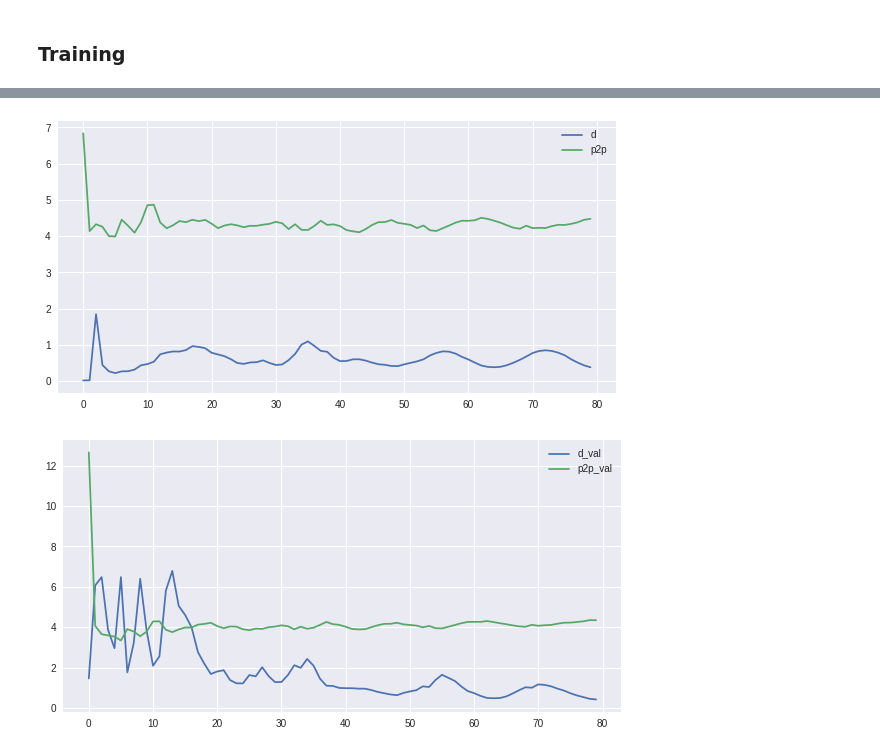
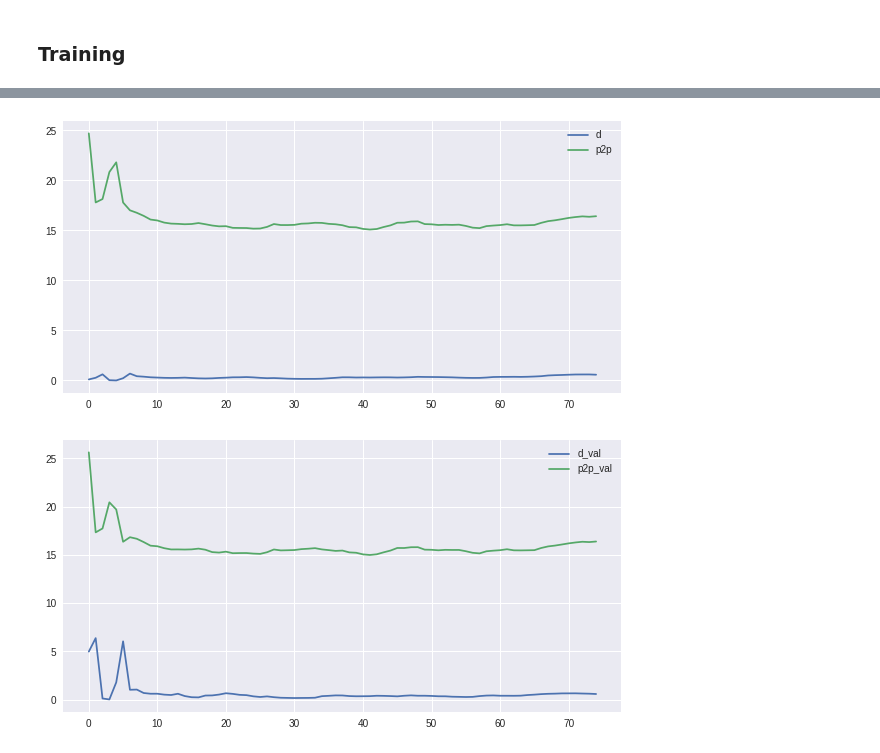
Before and after one commit to astromid/diploma-texture-synthesis, a Jupyter notebook: code/sand_p2p_gan.ipynb, the cells around one changed output, grey strips where cells are left out. Drawn from its saved outputs; the diff is of its cells as text; code cells hidden in the pictures.

Commit message:
Trained nf64_eta20, eta50

```diff
--- a/code/sand_p2p_gan.ipynb
+++ b/code/sand_p2p_gan.ipynb
@@ -28,7 +28,7 @@ trend_num = 8
 side1_train, side2_train, panorama_train, side1_val, side2_val, panorama_val, N_train, N_val = load_dataset(
     dataset_path, trend_num=trend_num, mode=3, W=W, H=H)
 # %%
-batch_size = 20
+batch_size = 22
 train_gen, val_gen = three_image_generators(
     side1_train, side2_train, panorama_train, side1_val, side2_val, panorama_val, batch_size=batch_size)
 # %% [markdown]
@@ -36,7 +36,7 @@ train_gen, val_gen = three_image_generators(
 # %%
 models_path = 'trained_models/sand'
 trend_num = 8
-nn_name = 'nf64_eta10_rmsprop'
+nn_name = 'nf64_eta50_2x2_rmsprop'
 # %%
 from keras.optimizers import RMSprop
 # %%
@@ -44,11 +44,11 @@ from keras.optimizers import RMSprop
 nf = 64
 f_gen = g_unet(nf)
 d = discriminator(nf, opt=RMSprop(lr=1e-4, decay=0.01))
-p2p = pix2pix(f_gen, d, eta=10, opt=RMSprop(lr=1e-4, decay=0.01))
+p2p = pix2pix(f_gen, d, eta=50, opt=RMSprop(lr=1e-4, decay=0.01))
 #plot_p2p_models(models_path, trend_num, nn_name, f_gen, d, p2p)
 # %%
 # обучение
-losses = train(f_gen, d, p2p, train_gen, val_gen, epochs=80,
+losses = train(f_gen, d, p2p, train_gen, val_gen, epochs=75,
                train_samples=N_train, val_samples=N_val, batch_size=batch_size)
 save_p2p_models(models_path, trend_num, nn_name, f_gen, d, losses)
 plot_p2p_losses(models_path, trend_num, nn_name, losses)
@@ -60,6 +60,6 @@ Epoch 1/1
 
 Dir already exist
 Models saved successfully
 Dir already exist
-[figure, old version]
+[figure, new version]
-[figure, old version]
+[figure, new version]
```
Also changed, not shown: parts of 1 cell of this notebook, 14 other files.
